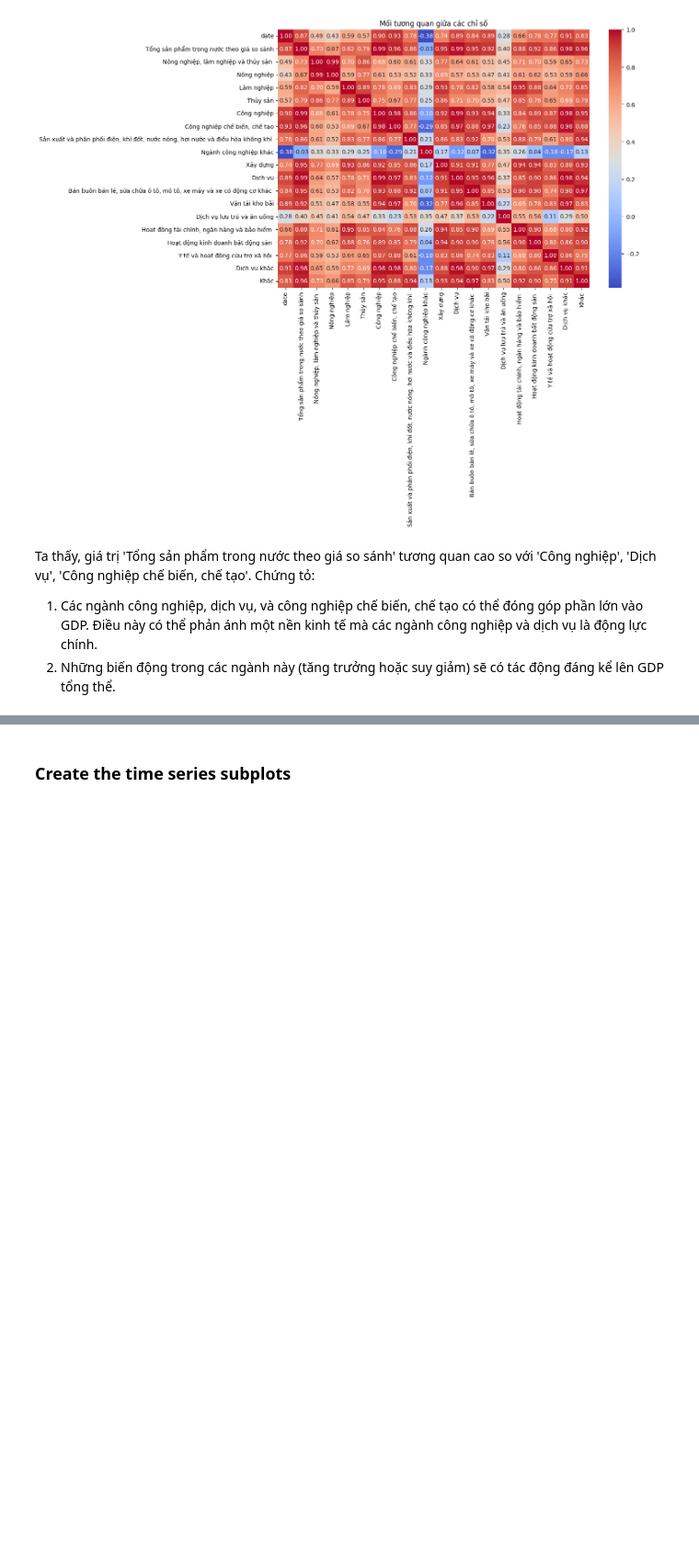
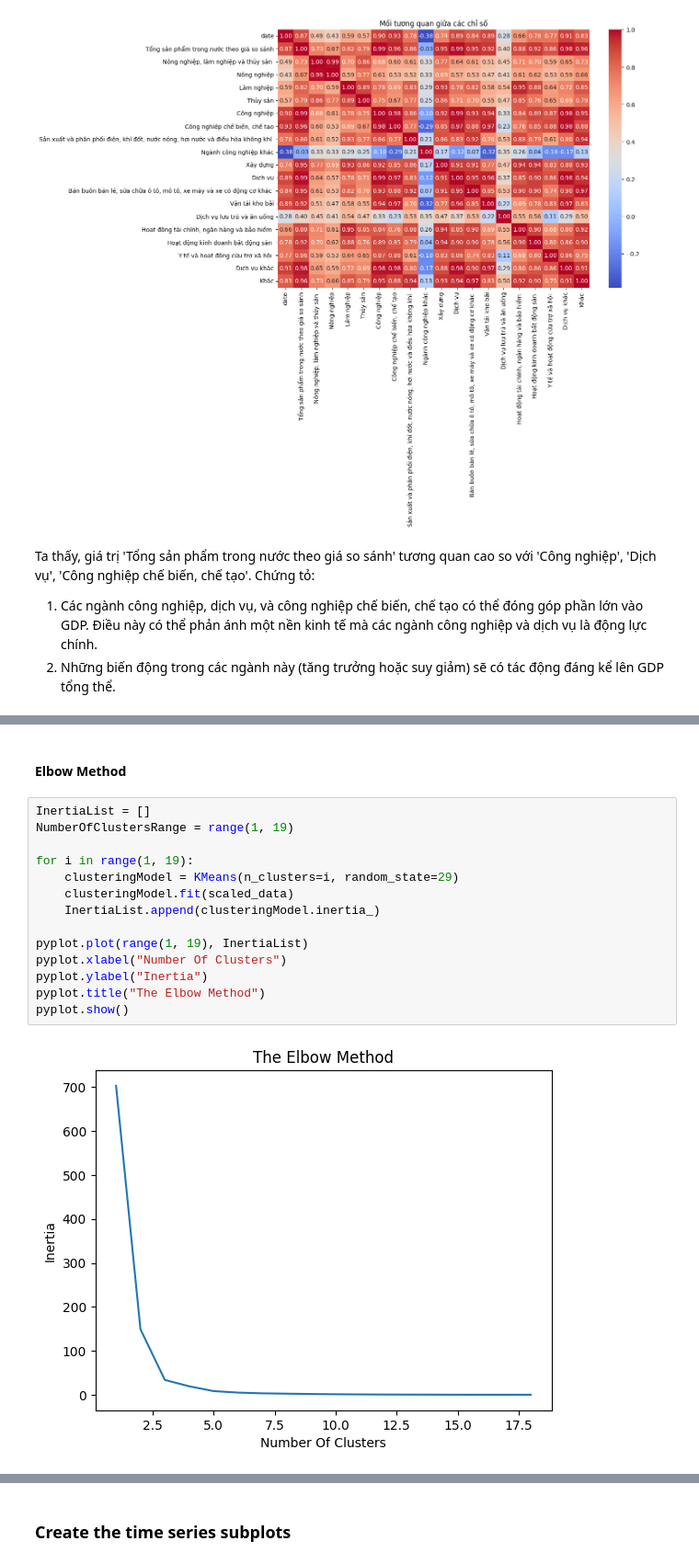
Before and after one commit to ngthtuyen9823/Viet-Nam-Macroeconomics-Analysis, a Jupyter notebook: vietnam_macro_economic_detail.ipynb, the cells around one changed output, grey strips where cells are left out. Shown at 92% size. Saved outputs shown, nothing was run; the diff lists cells and outputs as text; blank space fills up the shorter version.

Commit message:
update model VARNN

```diff
--- a/vietnam_macro_economic_detail.ipynb
+++ b/vietnam_macro_economic_detail.ipynb
@@ -189,0 +218,18 @@ Ta thấy, giá trị 'Tổng sản phẩm trong nước theo giá so sánh' tư
+# %% [markdown]
+#### Elbow Method
+# %%
+InertiaList = []
+NumberOfClustersRange = range(1, 19)
+
+for i in range(1, 19):
+    clusteringModel = KMeans(n_clusters=i, random_state=29)
+    clusteringModel.fit(scaled_data)
+    InertiaList.append(clusteringModel.inertia_)
+
+pyplot.plot(range(1, 19), InertiaList)
+pyplot.xlabel("Number Of Clusters")
+pyplot.ylabel("Inertia")
+pyplot.title("The Elbow Method")
+pyplot.show()
+# %% [output]
+[figure, added]
```
Also changed, not shown: parts of 21 cells of this notebook, 1 other file.
